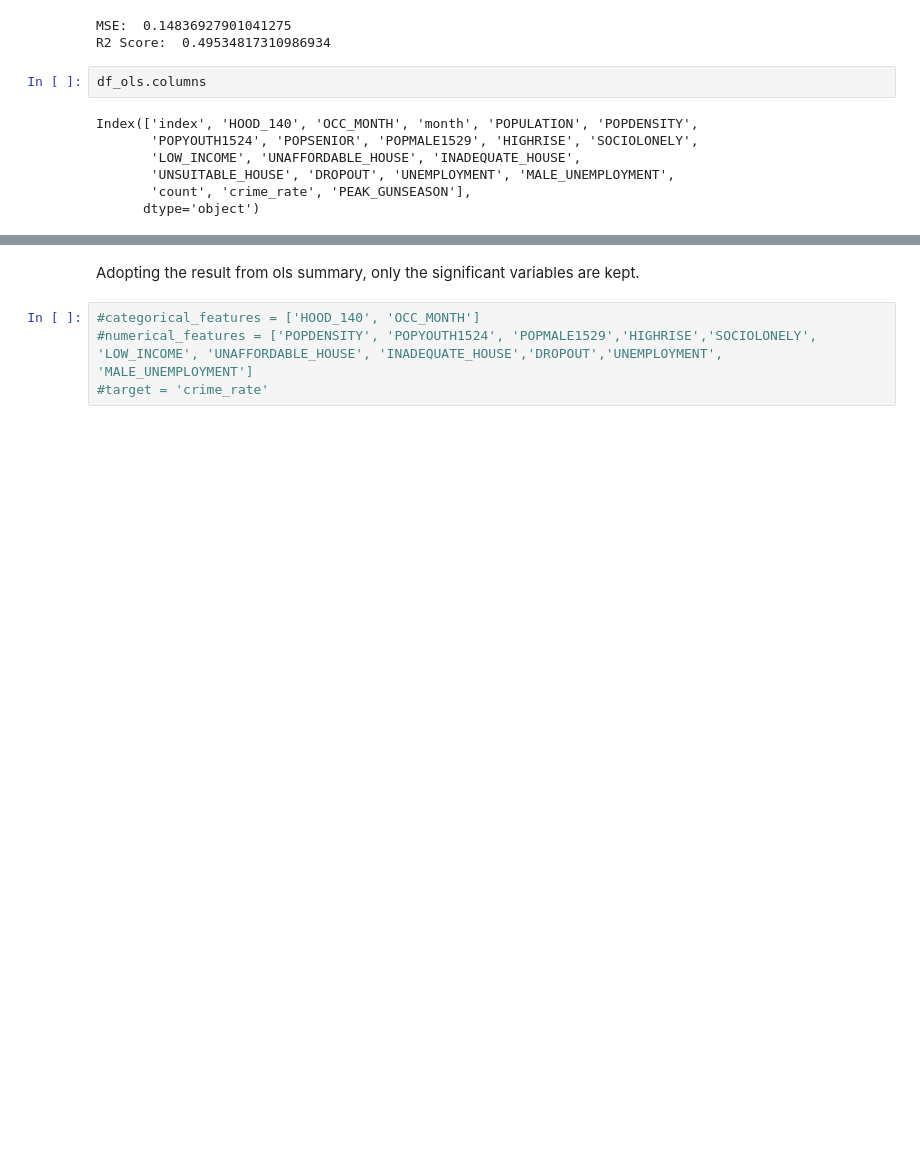
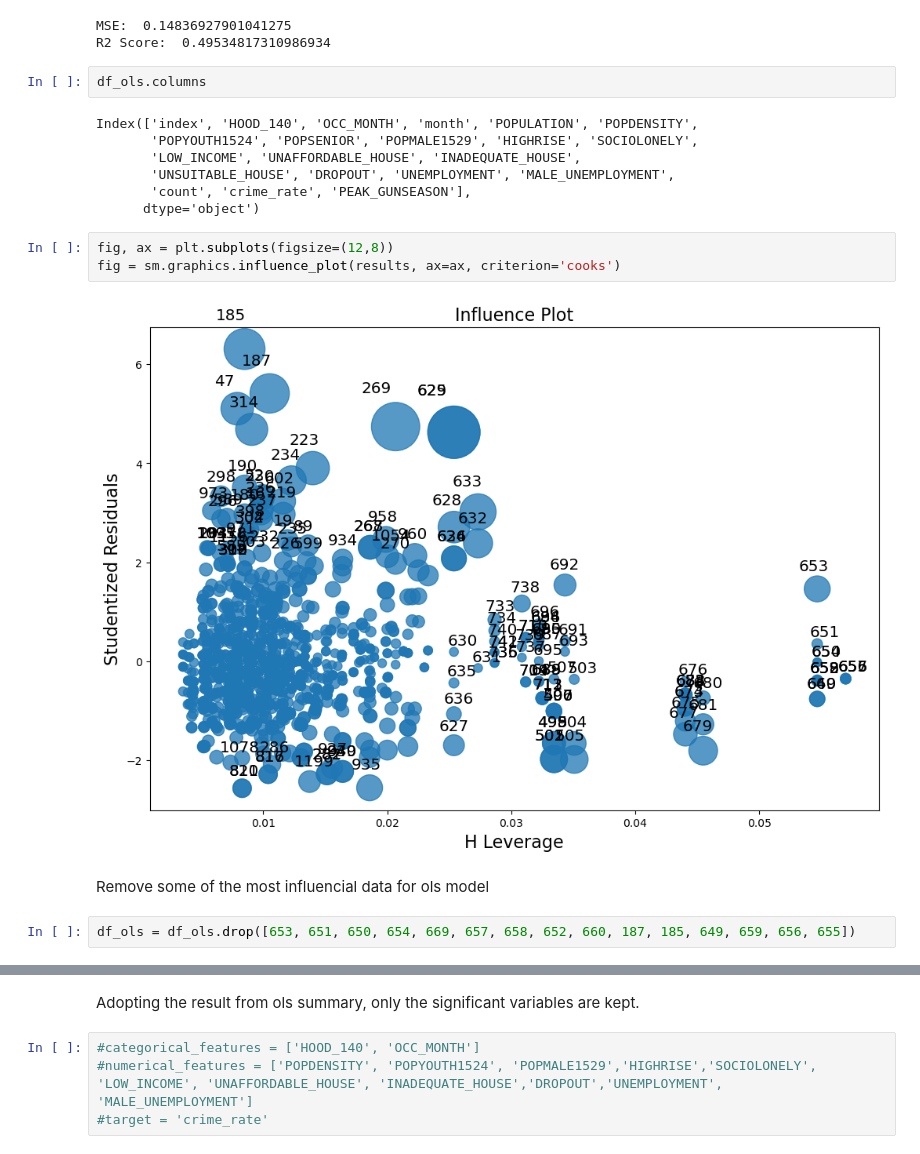
Before and after one commit to zyuxing0717/Toronto-firearm-discharge-analysis, a Jupyter notebook: Modeling.ipynb, the cells around one changed output, grey strips where cells are left out. Drawn from its saved outputs; the diff is of its cells as text; blank space fills up the shorter version.

```diff
--- a/Modeling.ipynb
+++ b/Modeling.ipynb
@@ -291,3 +290,12 @@ Index(['index', 'HOOD_140', 'OCC_MONTH', 'month', 'POPULATION', 'POPDENSITY',
        'UNSUITABLE_HOUSE', 'DROPOUT', 'UNEMPLOYMENT', 'MALE_UNEMPLOYMENT',
        'count', 'crime_rate', 'PEAK_GUNSEASON'],
       dtype='object')
+# %%
+fig, ax = plt.subplots(figsize=(12,8))
+fig = sm.graphics.influence_plot(results, ax=ax, criterion='cooks')
+# %% [output]
+[figure, added]
+# %% [markdown]
+Remove some of the most influencial data for ols model
+# %%
+df_ols = df_ols.drop([653, 651, 650, 654, 669, 657, 658, 652, 660, 187, 185, 649, 659, 656, 655])
```
Also changed, not shown: parts of 4 cells of this notebook.
